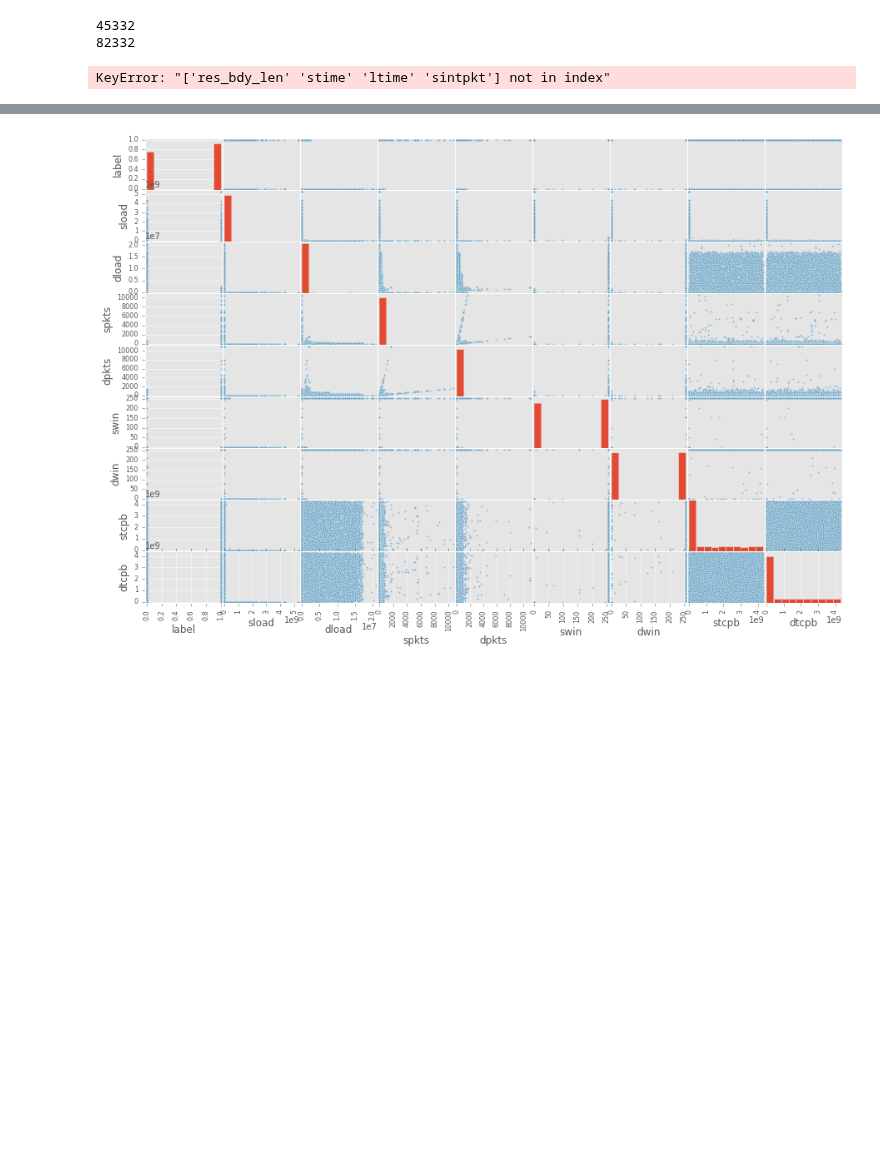
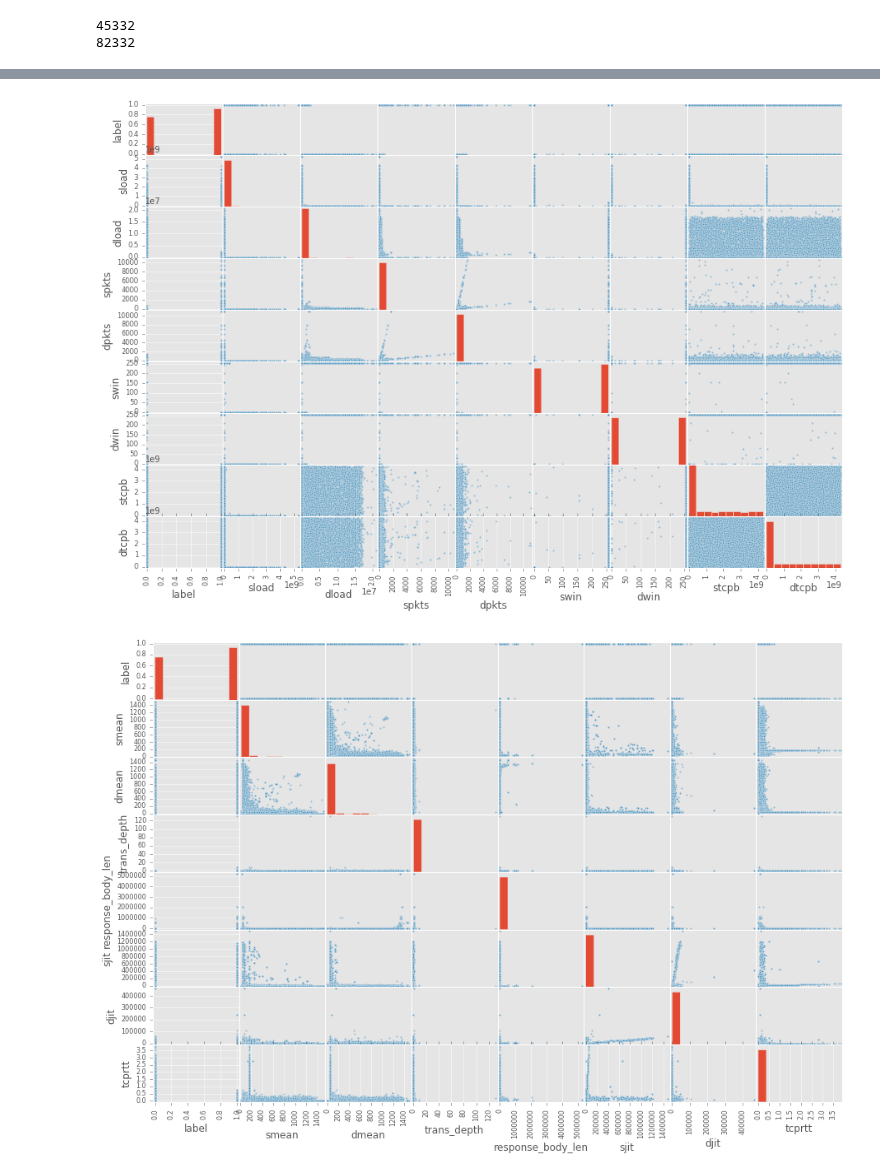
Before and after one commit to Dangerbotz/network_intrusion_detection_system, a Jupyter notebook: randy_detection_system.ipynb, the cells around one changed output, grey strips where cells are left out. Saved outputs shown, nothing was run; the diff lists cells and outputs as text; code cells hidden in the pictures; blank space fills up the shorter version.

Commit message:
scatter matrix

```diff
--- a/randy_detection_system.ipynb
+++ b/randy_detection_system.ipynb
@@ -217,10 +217,10 @@ print (df.label.count())
 # %%
 from pandas.tools.plotting import scatter_matrix
 
 ax = scatter_matrix(df[['label', 'proto', 'state', 'dur', 'sbytes', 'dbytes', 'sttl', 'dttl', 'sloss', 'dloss']],figsize=(15, 10))
 ax = scatter_matrix(df[['label', 'service', 'sload', 'dload', 'spkts', 'dpkts', 'swin', 'dwin', 'stcpb', 'dtcpb']],figsize=(15, 10))
-ax = scatter_matrix(df[['label', 'smean', 'dmean', 'trans_depth', 'res_bdy_len', 'sjit', 'djit', 'stime', 'ltime', 'sintpkt']],figsize=(15, 10))
+ax = scatter_matrix(df[['label', 'smean', 'dmean', 'trans_depth', 'response_body_len', 'sjit', 'djit', 'tcprtt']],figsize=(15, 10))
 # %% [output]
-KeyError: "['res_bdy_len' 'stime' 'ltime' 'sintpkt'] not in index"
 [figure]
 [figure]
+[figure, added]
```
Also changed, not shown: parts of 1 cell of this notebook.
